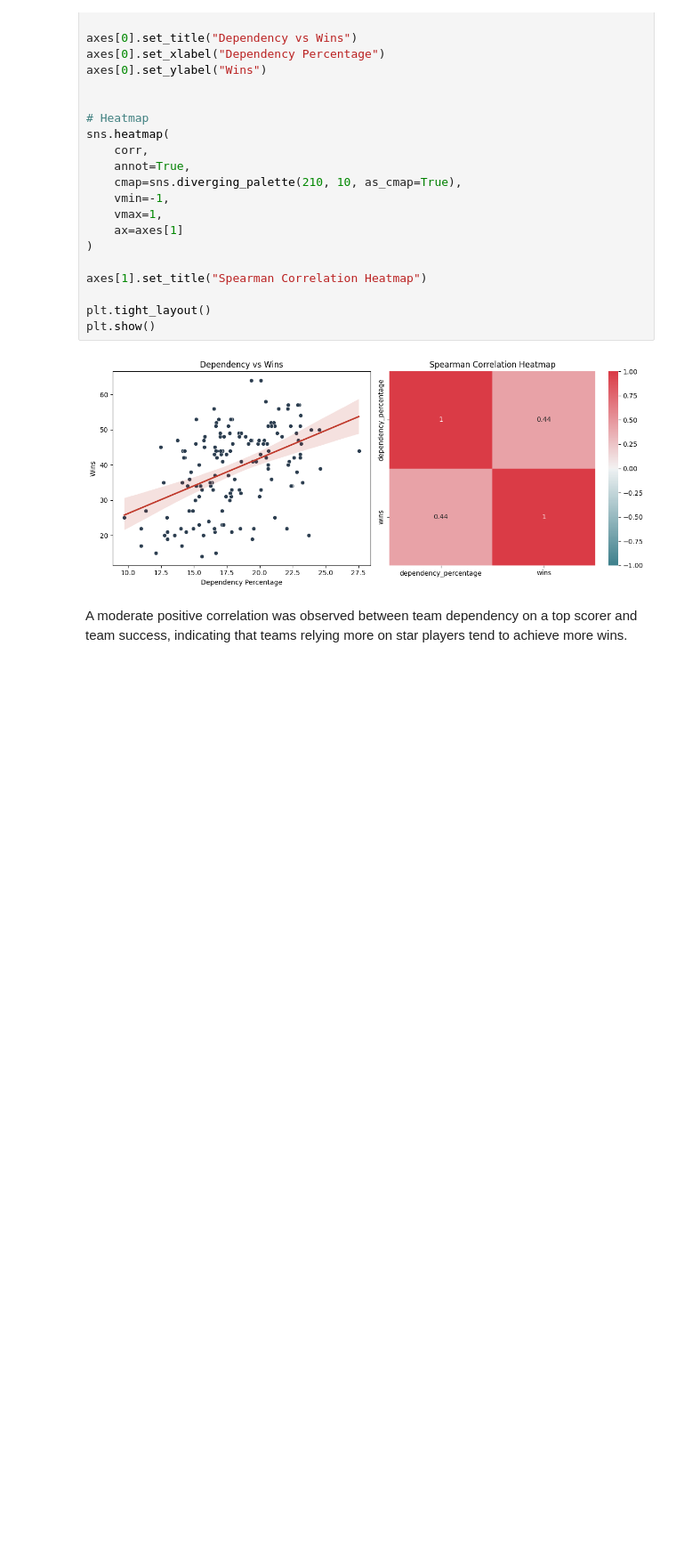
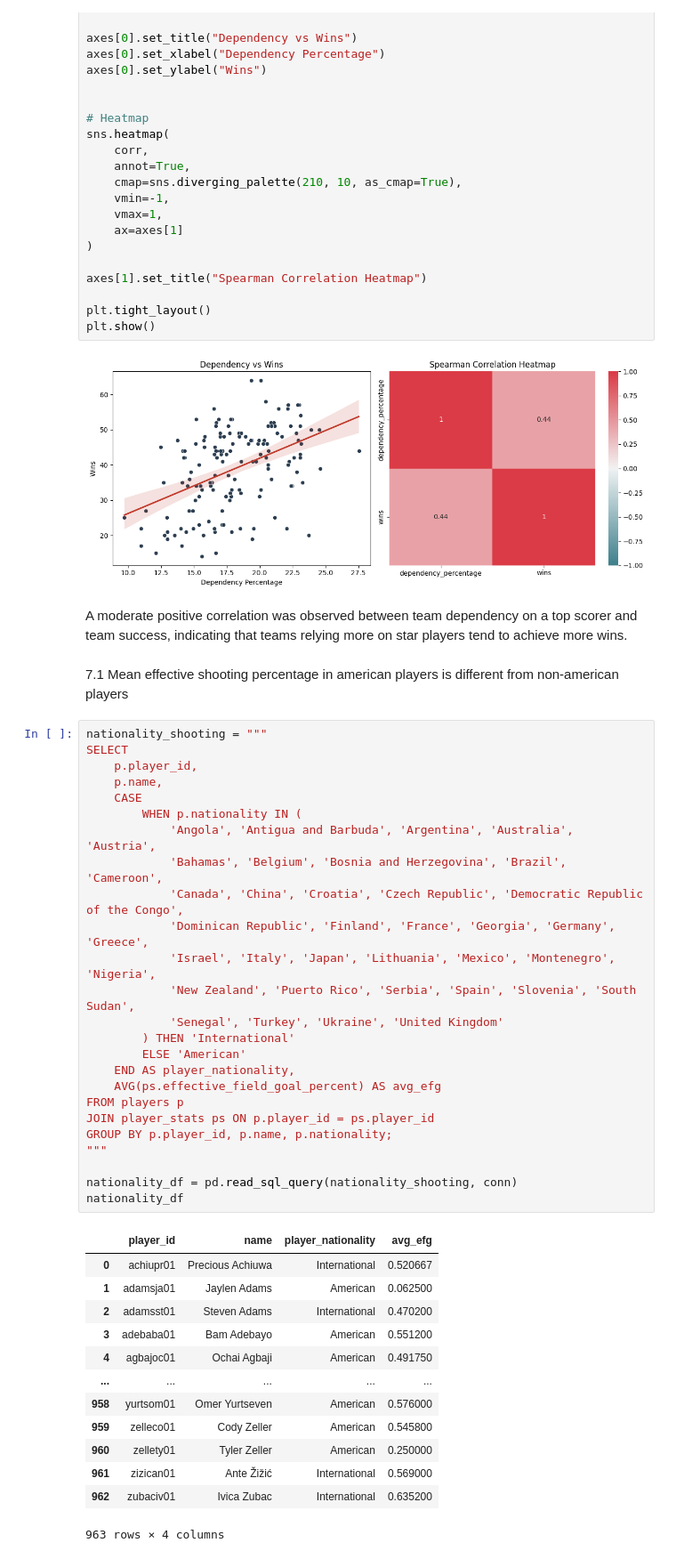
Before and after one commit to SadeghMahmoudAbadi/Basketball-Data-Analysis, a Jupyter notebook: analysis.ipynb, the cells around one changed output. Shown at 89% size. Saved outputs shown, nothing was run; the diff lists cells and outputs as text; blank space fills up the shorter version.

```diff
--- a/analysis.ipynb
+++ b/analysis.ipynb
@@ -804,3 +804,44 @@ plt.show()
 [figure]
 # %% [markdown]
 A moderate positive correlation was observed between team dependency on a top scorer and team success, indicating that teams relying more on star players tend to achieve more wins.
+# %% [markdown]
+7.1 Mean effective shooting percentage in american players is different from non-american players
+# %%
+nationality_shooting = """
+SELECT
+    p.player_id,
+    p.name,
+    CASE
+        WHEN p.nationality IN (
+            'Angola', 'Antigua and Barbuda', 'Argentina', 'Australia', 'Austria',
+            'Bahamas', 'Belgium', 'Bosnia and Herzegovina', 'Brazil', 'Cameroon',
+            'Canada', 'China', 'Croatia', 'Czech Republic', 'Democratic Republic of the Congo',
+            'Dominican Republic', 'Finland', 'France', 'Georgia', 'Germany', 'Greece',
+            'Israel', 'Italy', 'Japan', 'Lithuania', 'Mexico', 'Montenegro', 'Nigeria',
+            'New Zealand', 'Puerto Rico', 'Serbia', 'Spain', 'Slovenia', 'South Sudan',
+            'Senegal', 'Turkey', 'Ukraine', 'United Kingdom'
+        ) THEN 'International'
+        ELSE 'American'
+    END AS player_nationality,
+    AVG(ps.effective_field_goal_percent) AS avg_efg
+FROM players p
+JOIN player_stats ps ON p.player_id = ps.player_id
+GROUP BY p.player_id, p.name, p.nationality;
+"""
+
+nationality_df = pd.read_sql_query(nationality_shooting, conn)
+nationality_df
+# %% [output]
+|  | player_id | name | player_nationality | avg_efg |
+| 0 | achiupr01 | Precious Achiuwa | International | 0.520667 |
+| 1 | adamsja01 | Jaylen Adams | American | 0.062500 |
+| 2 | adamsst01 | Steven Adams | International | 0.470200 |
+| 3 | adebaba01 | Bam Adebayo | American | 0.551200 |
+| 4 | agbajoc01 | Ochai Agbaji | American | 0.491750 |
+| ... | ... | ... | ... | ... |
+| 958 | yurtsom01 | Omer Yurtseven | American | 0.576000 |
+| 959 | zelleco01 | Cody Zeller | American | 0.545800 |
+| 960 | zellety01 | Tyler Zeller | American | 0.250000 |
+| 961 | zizican01 | Ante Žižić | International | 0.569000 |
+| 962 | zubaciv01 | Ivica Zubac | International | 0.635200 |
+963 rows × 4 columns
```
Also changed, not shown: parts of 6 cells of this notebook, 1 other file.
